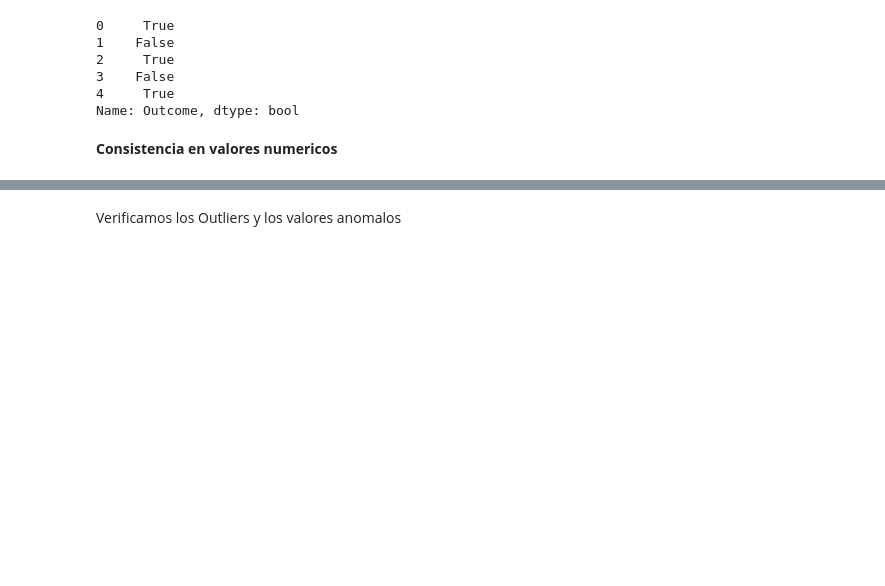
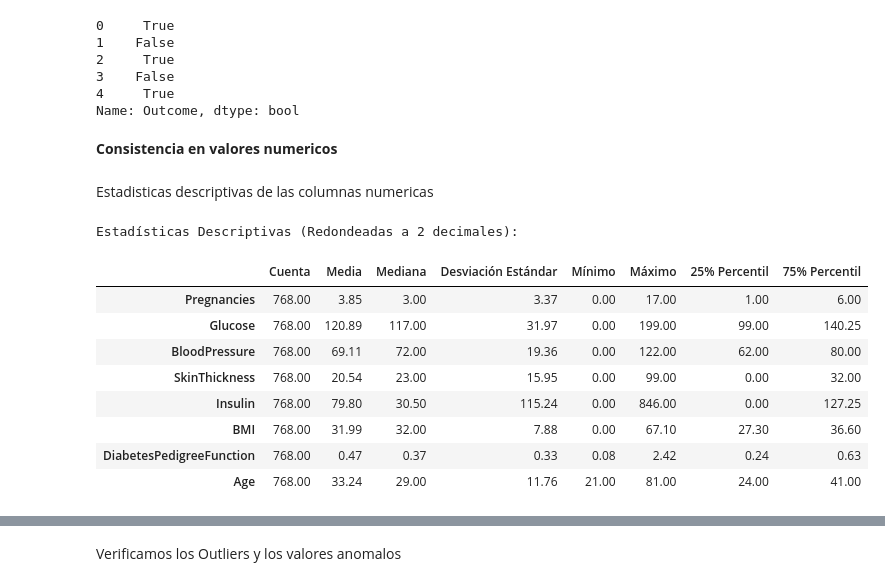
Before and after one commit to gillopy/DiabetesExam, a Jupyter notebook: Code/Examen 5.ipynb, the cells around one changed output, grey strips where cells are left out. Cells and saved outputs as stored; diff of their text form; code cells hidden in the pictures; blank space fills up the shorter version.

```diff
--- a/Code/Examen 5.ipynb
+++ b/Code/Examen 5.ipynb
@@ -172,6 +172,36 @@ categorical_columns.head()
 Name: Outcome, dtype: bool
 # %% [markdown]
 **Consistencia en valores numericos**
+# %% [markdown]
+Estadisticas descriptivas de las columnas numericas
+# %%
+# Crear un diccionario para almacenar las estadísticas
+estadisticas_dict = {}
+# Iterar sobre cada columna numérica y calcular las estadísticas
+for columna in numerical_columns:
+    datos_columna = data[columna].values
+    estadisticas = utils.calcular_estadisticas(columna, datos_columna)
+    estadisticas_dict[columna] = estadisticas
+# Convertir el diccionario a un DataFrame para una mejor visualización
+estadisticas_df = pd.DataFrame(estadisticas_dict).T  # Transponer para que las columnas sean las filas
+estadisticas_df = estadisticas_df[['Cuenta', 'Media', 'Mediana', 'Desviación Estándar',
+                                   'Mínimo', 'Máximo', '25% Percentil', '75% Percentil']]
+# Redondear las estadísticas a 2 decimales
+estadisticas_df = estadisticas_df.round(2)
+# Mostrar el DataFrame formateado
+print("\nEstadísticas Descriptivas (Redondeadas a 2 decimales):")
+estadisticas_df
+# %% [output]
+Estadísticas Descriptivas (Redondeadas a 2 decimales):
+|  | Cuenta | Media | Mediana | Desviación Estándar | Mínimo | Máximo | 25% Percentil | 75% Percentil |
+| Pregnancies | 768.00 | 3.85 | 3.00 | 3.37 | 0.00 | 17.00 | 1.00 | 6.00 |
+| Glucose | 768.00 | 120.89 | 117.00 | 31.97 | 0.00 | 199.00 | 99.00 | 140.25 |
+| BloodPressure | 768.00 | 69.11 | 72.00 | 19.36 | 0.00 | 122.00 | 62.00 | 80.00 |
+| SkinThickness | 768.00 | 20.54 | 23.00 | 15.95 | 0.00 | 99.00 | 0.00 | 32.00 |
+| Insulin | 768.00 | 79.80 | 30.50 | 115.24 | 0.00 | 846.00 | 0.00 | 127.25 |
+| BMI | 768.00 | 31.99 | 32.00 | 7.88 | 0.00 | 67.10 | 27.30 | 36.60 |
+| DiabetesPedigreeFunction | 768.00 | 0.47 | 0.37 | 0.33 | 0.08 | 2.42 | 0.24 | 0.63 |
+| Age | 768.00 | 33.24 | 29.00 | 11.76 | 21.00 | 81.00 | 24.00 | 41.00 |
 # %%
 for col in numerical_columns:
     numerical_columns[col] = numerical_columns[col].apply(utils.limpiar_cadena)
```
Also changed, not shown: parts of 8 cells of this notebook.
